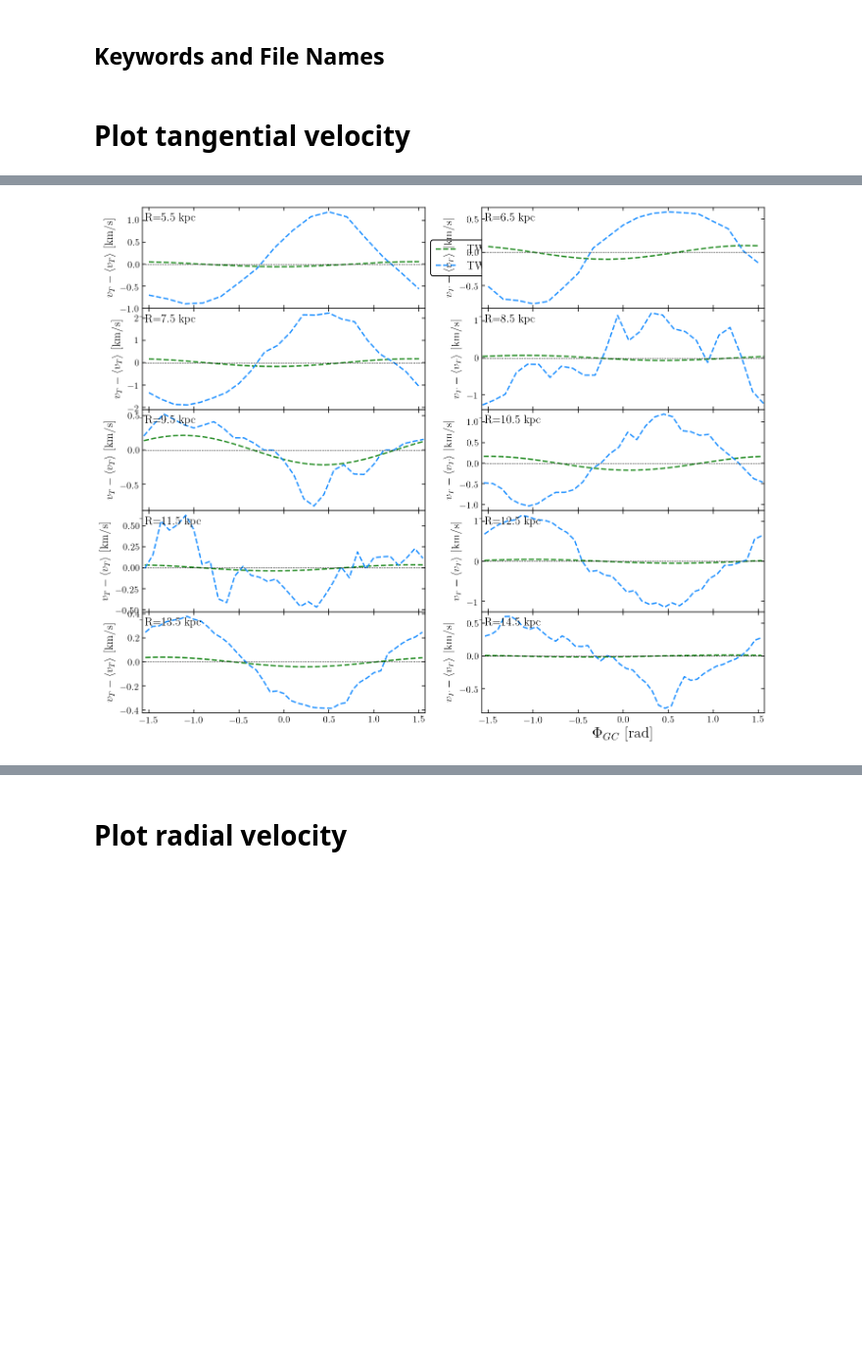
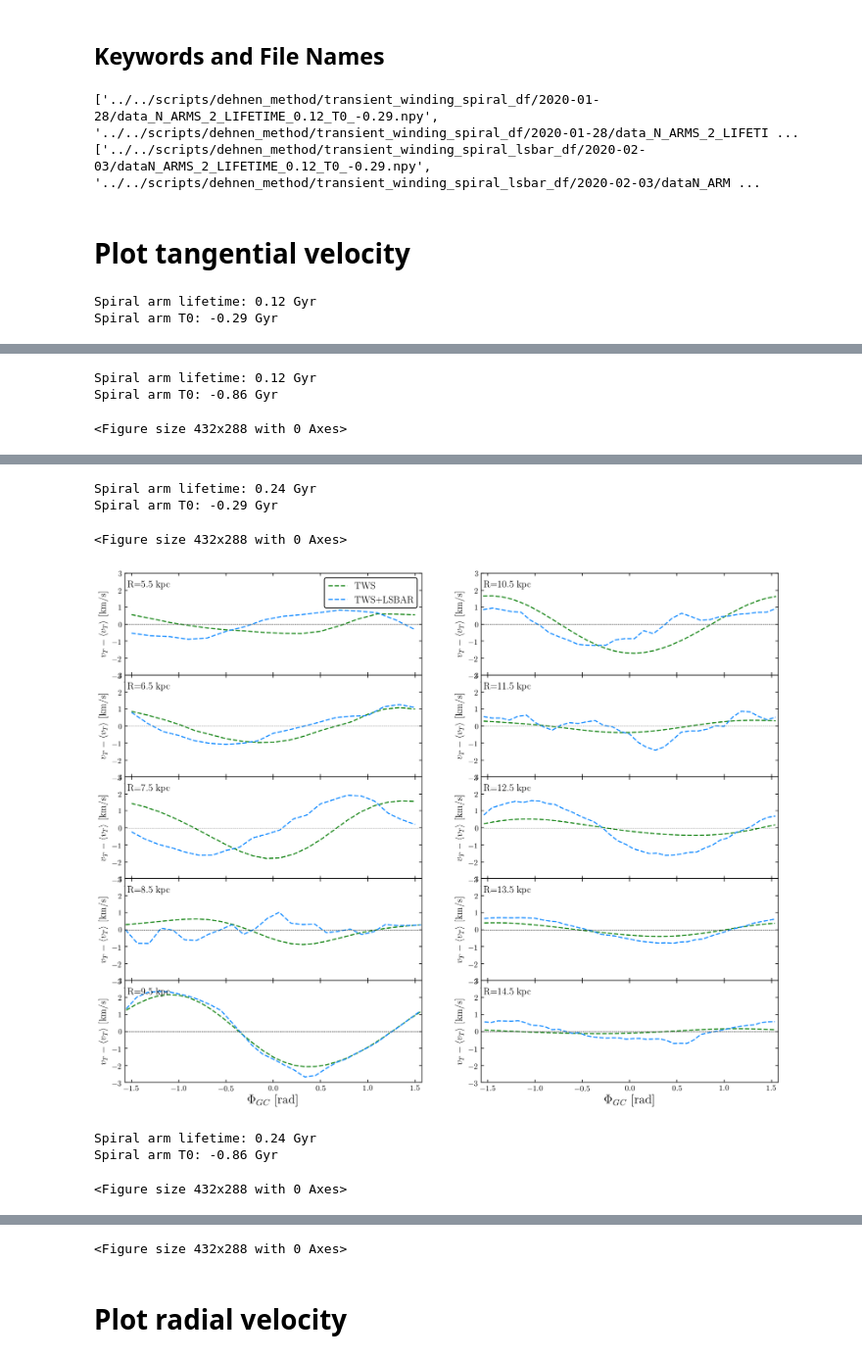
Before and after one commit to jamesmlane/AST1501, a Jupyter notebook: notebooks/8-radial_DF_generation/1D_radial_DF_bar_transient_spiral.ipynb, the cells around one changed output, grey strips where cells are left out. Shown at 98% size. Saved outputs shown, nothing was run; the diff lists cells and outputs as text; code cells hidden in the pictures; blank space fills up the shorter version.

Commit message:
Run transient spiral DF plotting NB

```diff
--- a/notebooks/8-radial_DF_generation/1D_radial_DF_bar_transient_spiral.ipynb
+++ b/notebooks/8-radial_DF_generation/1D_radial_DF_bar_transient_spiral.ipynb
@@ -72,12 +72,22 @@ Declare the keywords for the analysis, make the potential, and the DF
 # %% [markdown]
 ## Keywords and File Names
 # %%
-tws_filenames = glob.glob('/Users/JamesLane/Desktop/transient_winding_spiral_df/2020-01-28/*.npy')
-tws_bar_filenames = glob.glob('/Users/JamesLane/Desktop/transient_winding_spiral_lsbar_df/2020-02-03/*.npy')
+dehnen_dir = '../../scripts/dehnen_method/'
+tws_filenames = glob.glob(dehnen_dir+'transient_winding_spiral_df/2020-01-28/*.npy')
+tws_bar_filenames = glob.glob(dehnen_dir+'transient_winding_spiral_lsbar_df/2020-02-03/*.npy')
+lsbar_filename = dehnen_dir+'lsbar_df/2019-05-27/data.npy'
 n_files = len(tws_filenames)
 assert n_files == len(tws_bar_filenames)
 
-labels = ['TWS','TWS+LSBAR']
+LIFETIMES = ['0.12','0.12','0.24','0.24']
+T_0s = ['-0.29','-0.86','-0.29','-0.86']
+labels = ['TWS','TWS+LSBAR','TWS+LSBAR - TWS','LSBAR']
+
+print(tws_filenames)
+print(tws_bar_filenames)
+# %% [output]
+['../../scripts/dehnen_method/transient_winding_spiral_df/2020-01-28/data_N_ARMS_2_LIFETIME_0.12_T0_-0.29.npy', '../../scripts/dehnen_method/transient_winding_spiral_df/2020-01-28/data_N_ARMS_2_LIFETI ...
+['../../scripts/dehnen_method/transient_winding_spiral_lsbar_df/2020-02-03/dataN_ARMS_2_LIFETIME_0.12_T0_-0.29.npy', '../../scripts/dehnen_method/transient_winding_spiral_lsbar_df/2020-02-03/dataN_ARM ...
 # %%
 test_df_data = np.load(tws_filenames[0])
 R_range = np.sort( np.unique(test_df_data[:,0]).astype(float) )
@@ -91,8 +101,8 @@ vel_ind = 6 # Index for tangential velocity
 for i in range( n_files ):
 
     # Make the figure. 4 columns of axes, one for each radial bin.
-    fig = plt.figure( figsize=(12,int(n_R) ) )
-    axs = fig.subplots( nrows=int(n_R/2), ncols=2 ).reshape(n_R)
+    fig = plt.figure( figsize=(15,int(n_R)+2 ) )
+    axs = fig.subplots( nrows=int(n_R/2), ncols=2 ).T.reshape(n_R)
 
     # Load the data
     tws_data = np.load( tws_filenames[i] ).astype(float)
@@ -122,26 +132,29 @@ for i in range( n_files ):
         # Decorate
         axs[j].axhline(0, linestyle='dashed', color='Black', linewidth=0.5)
         axs[j].set_xlim(-np.pi/2,np.pi/2)
-
+        axs[j].set_ylim(-3,3)
         axs[j].annotate(r'R='+str(R_range[j])+' kpc', (0.01,0.86), xycoords='axes fraction', fontsize=12)
         axs[j].set_ylabel(r'$v_{T}- \langle {v_{T}} \rangle$ [km/s]', fontsize=12)
 
         if j!=int((n_R/2)-1) or j!=int(n_R-1):
             axs[j].tick_params(labelbottom='off')
         ##fi
-
     ###j
 
     # Final decorate
-    axs[0].legend(loc='center left', bbox_to_anchor=(1.0,0.5), fontsize=12)
+    axs[0].legend(loc='best', fontsize=12)
     axs[-1].set_xlabel(r'$\Phi_{GC}$ [rad]', fontsize=16)
-    axs[int(-1+n_R/2)].set_xlabel(r'$\Phi_{GC}$ [rad]', fontsize=16)
+    axs[int(n_R/2)-1].set_xlabel(r'$\Phi_{GC}$ [rad]', fontsize=16)
+
+    print('Spiral arm lifetime: '+LIFETIMES[i]+' Gyr')
+    print('Spiral arm T0: '+T_0s[i]+' Gyr')
+
     fig.subplots_adjust(hspace=0)
     fig.set_facecolor('white')
+    plt.show()
+    plt.savefig('plots/tws_lsbar_vt_lifetime_'+LIFETIMES[i]+'_T0_'+T_0s[i]+'.pdf')
+    pass;
 ###i
-
-fig.subplots_adjust(hspace=0)
-plt.savefig('tws_vT.png')
-plt.show()
-pass;
 # %% [output]
+Spiral arm lifetime: 0.12 Gyr
+Spiral arm T0: -0.29 Gyr
@@ -148,0 +162,3 @@ pass;
+Spiral arm lifetime: 0.12 Gyr
+Spiral arm T0: -0.86 Gyr
+<Figure size 432x288 with 0 Axes>
@@ -150 +166,7 @@ pass;
+Spiral arm lifetime: 0.24 Gyr
+Spiral arm T0: -0.29 Gyr
+<Figure size 432x288 with 0 Axes>
-[figure, old version]
+[figure, new version]
+Spiral arm lifetime: 0.24 Gyr
+Spiral arm T0: -0.86 Gyr
+<Figure size 432x288 with 0 Axes>
@@ -152,2 +174,3 @@ pass;
+<Figure size 432x288 with 0 Axes>
 # %% [markdown]
 # Plot radial velocity
```
Also changed, not shown: parts of 7 cells of this notebook.
